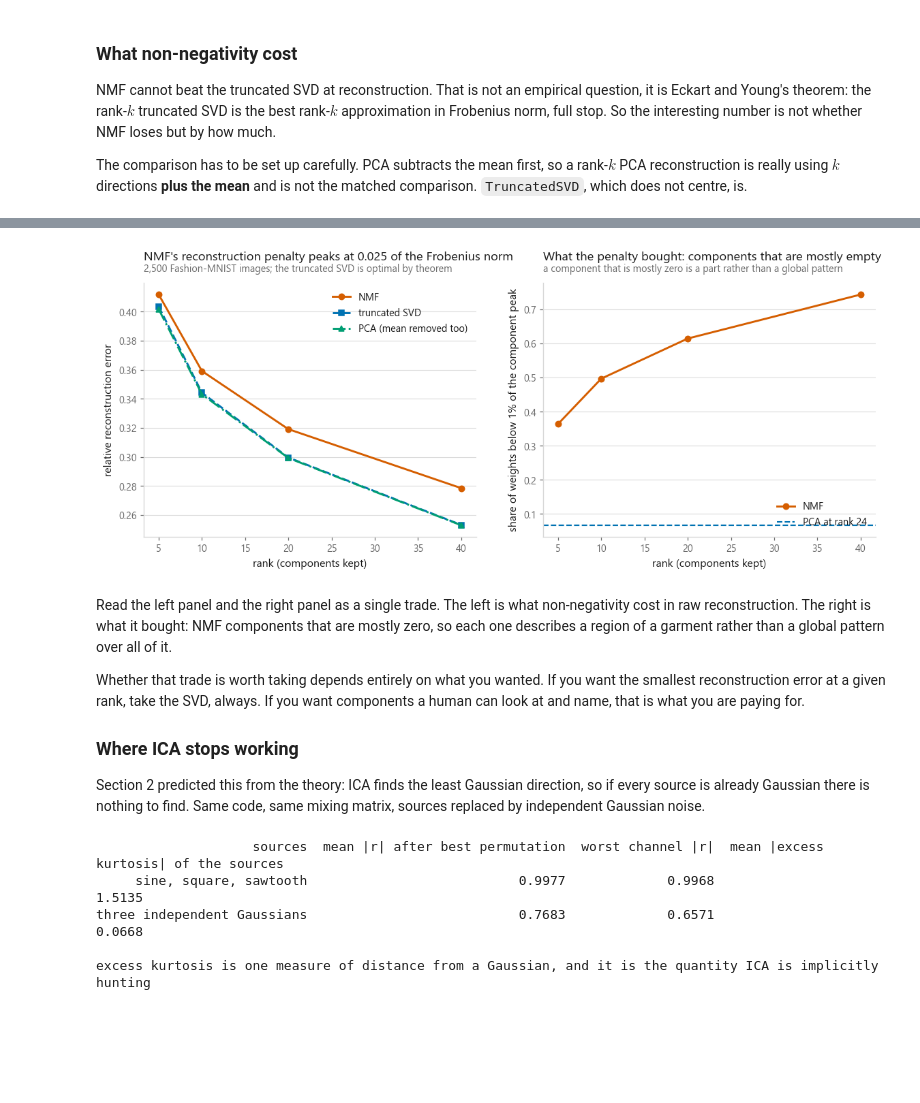
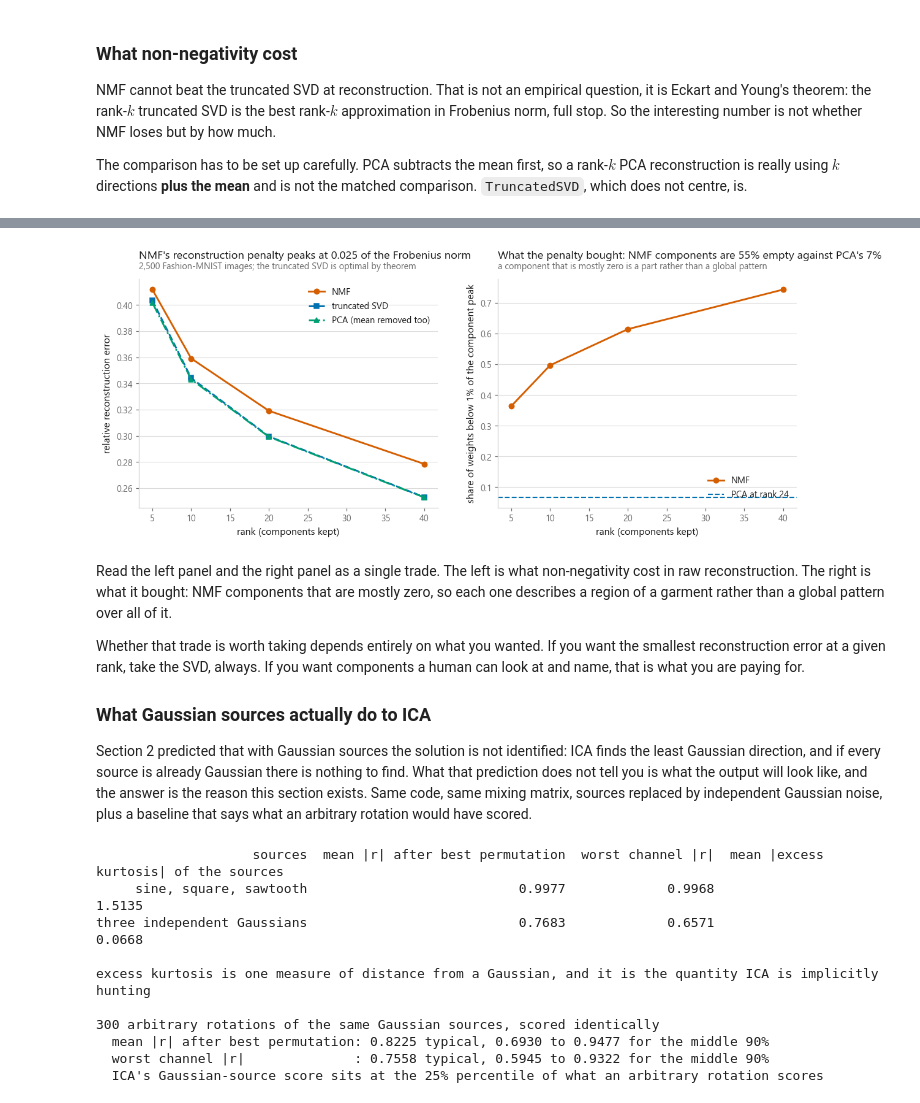
Before and after one commit to ELounissi/open-ml-notebooks, a Jupyter notebook: 06-dimensionality-reduction/02-kernel-pca-ica-nmf/notebook.ipynb, the cells around one changed output, grey strips where cells are left out. Drawn from its saved outputs; the diff is of its cells as text; code cells hidden in the pictures; blank space fills up the shorter version.

```diff
--- a/06-dimensionality-reduction/02-kernel-pca-ica-nmf/notebook.ipynb
+++ b/06-dimensionality-reduction/02-kernel-pca-ica-nmf/notebook.ipynb
@@ -635,32 +638,35 @@ print(errors.to_string(index=False, float_format=lambda v: f"{v:.4f}"))
 # %%
 fig, axes = plt.subplots(1, 2, figsize=(12.6, 4.4))
 series = [("NMF", style.HIGHLIGHT, style.MARKERS[0], "-"),
           ("truncated SVD", style.PALETTE[0], style.MARKERS[1], "--"),
           ("PCA (mean removed too)", style.PALETTE[2], style.MARKERS[2], "-.")]
 for name, colour, marker, dash in series:
     axes[0].plot(errors["rank"], errors[name], marker=marker, ls=dash, color=colour,
                  label=name)
 axes[0].set_xlabel("rank (components kept)")
 axes[0].set_ylabel("relative reconstruction error")
 axes[0].legend(loc="upper right")
 worst_penalty = errors["NMF penalty vs SVD"].max()
 style.title(axes[0],
             f"NMF's reconstruction penalty peaks at {worst_penalty:.3f} of the "
             f"Frobenius norm",
             f"{N_IMAGES:,} Fashion-MNIST images; the truncated SVD is optimal by theorem")
 
 axes[1].plot(errors["rank"], errors["NMF component sparsity"], marker=style.MARKERS[0],
              ls="-", color=style.HIGHLIGHT, label="NMF")
 axes[1].axhline(near_zero_share(pca.components_), color=style.PALETTE[0], ls="--", lw=1.4,
                 label=f"PCA at rank {N_COMPONENTS}")
 axes[1].set_xlabel("rank (components kept)")
 axes[1].set_ylabel(f"share of weights below {NEAR_ZERO:.0%} of the component peak")
 axes[1].legend(loc="lower right")
-style.title(axes[1], "What the penalty bought: components that are mostly empty",
+style.title(axes[1],
+            f"What the penalty bought: NMF components are "
+            f"{errors['NMF component sparsity'].mean():.0%} empty against PCA's "
+            f"{near_zero_share(pca.components_):.0%}",
             "a component that is mostly zero is a part rather than a global pattern")
 style.save(fig, FIG / "fig-06-reconstruction-error.png")
 # %% [output]
-[figure, old version]
+[figure, new version]
 # %% [markdown]
 Read the left panel and the right panel as a single trade. The left is what
 non-negativity cost in raw reconstruction. The right is what it bought: NMF
@@ -672,11 +678,14 @@ want the smallest reconstruction error at a given rank, take the SVD, always. If
 you want components a human can look at and name, that is what you are paying
 for.
 
-### Where ICA stops working
+### What Gaussian sources actually do to ICA
 
-Section 2 predicted this from the theory: ICA finds the least Gaussian direction,
-so if every source is already Gaussian there is nothing to find. Same code, same
-mixing matrix, sources replaced by independent Gaussian noise.
+Section 2 predicted that with Gaussian sources the solution is not identified:
+ICA finds the least Gaussian direction, and if every source is already Gaussian
+there is nothing to find. What that prediction does not tell you is what the
+output will look like, and the answer is the reason this section exists. Same
+code, same mixing matrix, sources replaced by independent Gaussian noise, plus a
+baseline that says what an arbitrary rotation would have scored.
 # %%
 gaussian_sources = source_rng.normal(size=(N_SAMPLES, 3))
 gaussian_sources /= gaussian_sources.std(axis=0)
@@ -704,9 +713,39 @@ summary = pd.DataFrame({
 print(summary.to_string(index=False, float_format=lambda v: f"{v:.4f}"))
 print("\nexcess kurtosis is one measure of distance from a Gaussian, and it is the "
       "quantity ICA is implicitly hunting")
+
+# The Gaussian row does not look like nothing, so it needs a baseline. If the
+# theory is right, the objective is flat and the answer is an arbitrary rotation of
+# the whitened data, so score arbitrary rotations the same way and compare.
+ROTATIONS = 300
+rotation_rng = np.random.default_rng(SEED)
+random_mean, random_worst = [], []
+for _ in range(ROTATIONS):
+    rotation, _ = np.linalg.qr(rotation_rng.normal(size=(3, 3)))
+    _, r = best_match(gaussian_sources, gaussian_sources @ rotation)
+    random_mean.append(np.abs(r).mean())
+    random_worst.append(np.abs(r).min())
+random_mean, random_worst = np.array(random_mean), np.array(random_worst)
+
+print(f"\n{ROTATIONS} arbitrary rotations of the same Gaussian sources, scored "
+      f"identically")
+print(f"  mean |r| after best permutation: {random_mean.mean():.4f} typical, "
+      f"{np.percentile(random_mean, 5):.4f} to {np.percentile(random_mean, 95):.4f} "
+      f"for the middle 90%")
+print(f"  worst channel |r|              : {random_worst.mean():.4f} typical, "
+      f"{np.percentile(random_worst, 5):.4f} to {np.percentile(random_worst, 95):.4f} "
+      f"for the middle 90%")
+percentile_of_ica = float((random_mean < np.abs(gaussian_corr).mean()).mean())
+print(f"  ICA's Gaussian-source score sits at the {percentile_of_ica:.0%} percentile "
+      f"of what an arbitrary rotation scores")
 # %% [output]
                     sources  mean |r| after best permutation  worst channel |r|  mean |excess kurtosis| of the sources
      sine, square, sawtooth                           0.9977             0.9968                                 1.5135
 three independent Gaussians                           0.7683             0.6571                                 0.0668
 
 excess kurtosis is one measure of distance from a Gaussian, and it is the quantity ICA is implicitly hunting
+
+300 arbitrary rotations of the same Gaussian sources, scored identically
+  mean |r| after best permutation: 0.8225 typical, 0.6930 to 0.9477 for the middle 90%
+  worst channel |r|              : 0.7558 typical, 0.5945 to 0.9322 for the middle 90%
+  ICA's Gaussian-source score sits at the 25% percentile of what an arbitrary rotation scores
```
Also changed, not shown: parts of 8 cells of this notebook, 8 other files.
